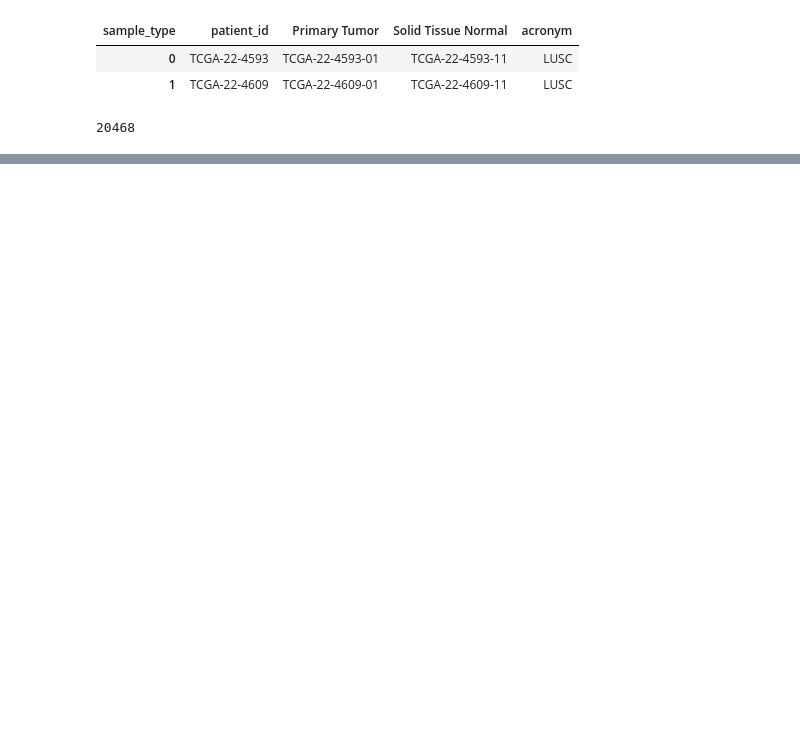
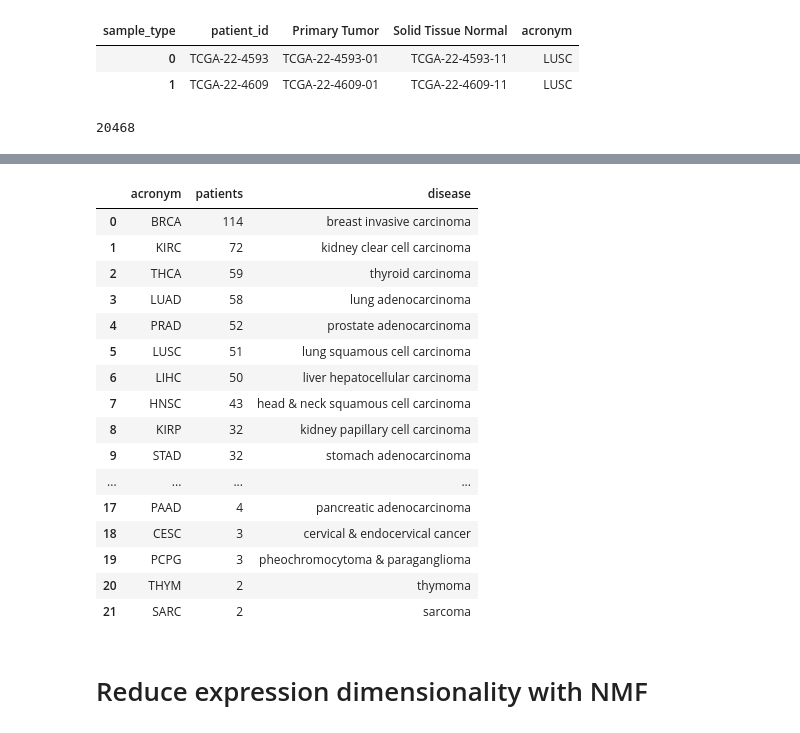
Before and after one commit to cognoma/cancer-data, a Jupyter notebook: 5.differential-expression.ipynb, the cells around one changed output, grey strips where cells are left out. Cells and saved outputs as stored; diff of their text form; code cells hidden in the pictures; blank space fills up the shorter version.

```diff
--- a/5.differential-expression.ipynb
+++ b/5.differential-expression.ipynb
@@ -88,3 +88,34 @@ diffex_df.tail()
 # %%
 path = os.path.join('data', 'complete', 'differential-expression.tsv.bz2')
 diffex_df.to_csv(path, sep='\t', index=False, compression='bz2', float_format='%.4g')
+# %%
+# Patients with paired samples per disease
+path = os.path.join('download', 'diseases.tsv')
+acronym_df = pandas.read_table(path)
+
+(type_df.acronym
+    .value_counts().rename('patients')
+    .reset_index().rename(columns={'index': 'acronym'})
+    .merge(acronym_df)
+    .sort_values('patients', ascending=False)
+)
+# %% [output]
+|  | acronym | patients | disease |
+| 0 | BRCA | 114 | breast invasive carcinoma |
+| 1 | KIRC | 72 | kidney clear cell carcinoma |
+| 2 | THCA | 59 | thyroid carcinoma |
+| 3 | LUAD | 58 | lung adenocarcinoma |
+| 4 | PRAD | 52 | prostate adenocarcinoma |
+| 5 | LUSC | 51 | lung squamous cell carcinoma |
+| 6 | LIHC | 50 | liver hepatocellular carcinoma |
+| 7 | HNSC | 43 | head & neck squamous cell carcinoma |
+| 8 | KIRP | 32 | kidney papillary cell carcinoma |
+| 9 | STAD | 32 | stomach adenocarcinoma |
+| ... | ... | ... | ... |
+| 17 | PAAD | 4 | pancreatic adenocarcinoma |
+| 18 | CESC | 3 | cervical & endocervical cancer |
+| 19 | PCPG | 3 | pheochromocytoma & paraganglioma |
+| 20 | THYM | 2 | thymoma |
+| 21 | SARC | 2 | sarcoma |
+# %% [markdown]
+# Reduce expression dimensionality with NMF
```
Also changed, not shown: parts of 6 cells of this notebook, 1 other file.
